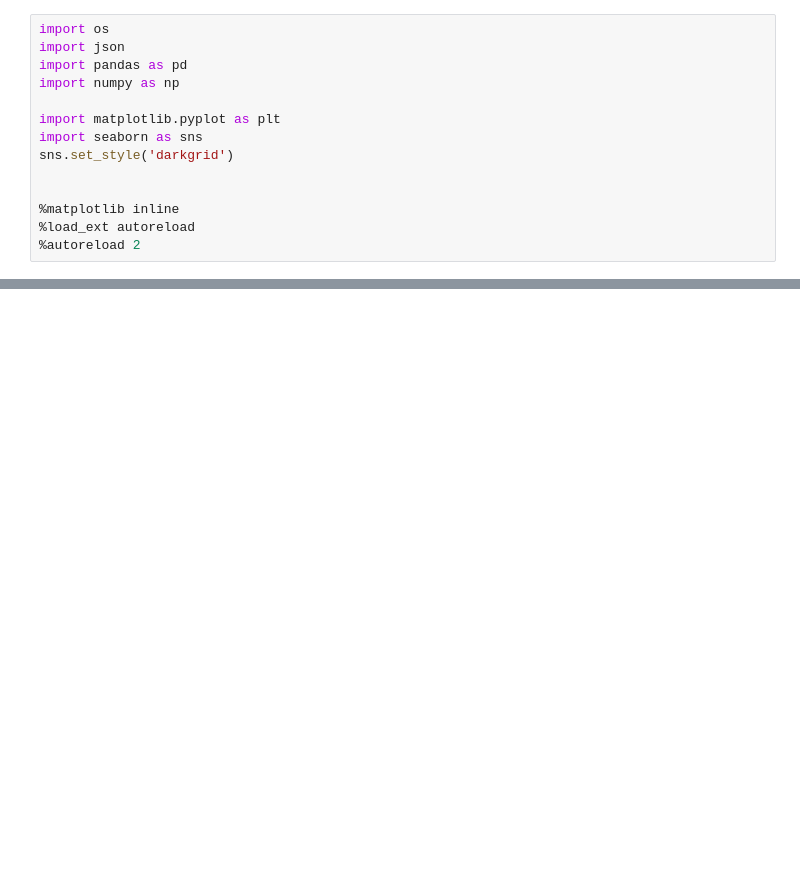
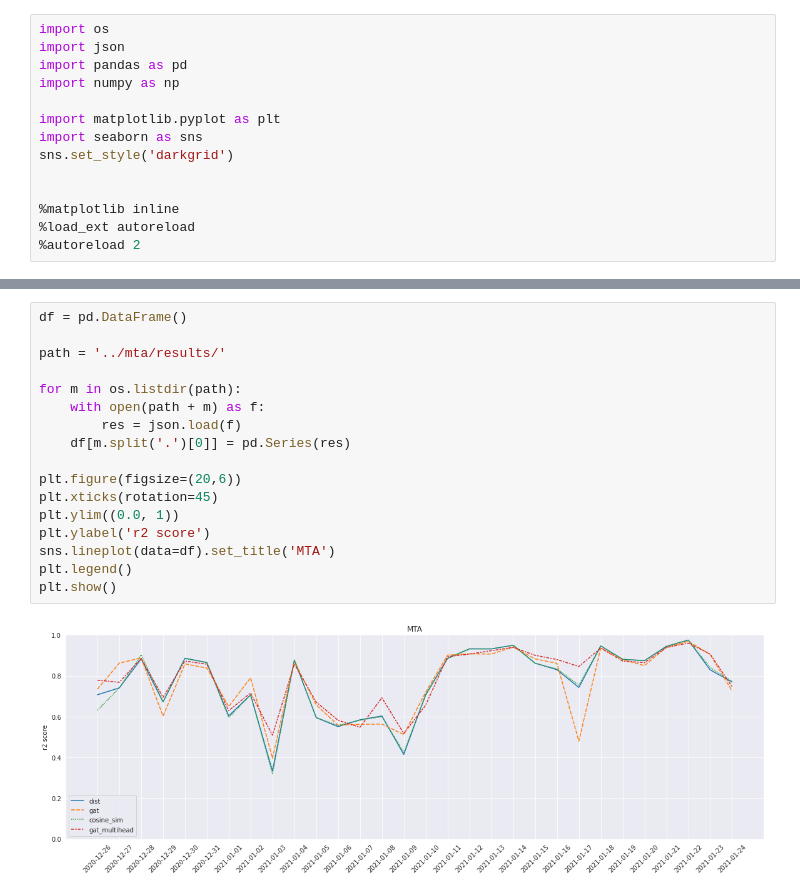
Before and after one commit to Eldervald/traffic-extrapolation, a Jupyter notebook: src/results_evaluation.ipynb, the cells around one changed output, grey strips where cells are left out. Drawn from its saved outputs; the diff is of its cells as text; blank space fills up the shorter version.

```diff
--- a/src/results_evaluation.ipynb
+++ b/src/results_evaluation.ipynb
@@ -32,0 +33,19 @@ plt.show()
+# %%
+df = pd.DataFrame()
+
+path = '../mta/results/'
+
+for m in os.listdir(path):
+    with open(path + m) as f:
+        res = json.load(f)
+    df[m.split('.')[0]] = pd.Series(res)
+
+plt.figure(figsize=(20,6))
+plt.xticks(rotation=45)
+plt.ylim((0.0, 1))
+plt.ylabel('r2 score')
+sns.lineplot(data=df).set_title('MTA')
+plt.legend()
+plt.show()
+# %% [output]
+[figure, added]
```
Also changed, not shown: parts of 1 cell of this notebook, 3 other files.
